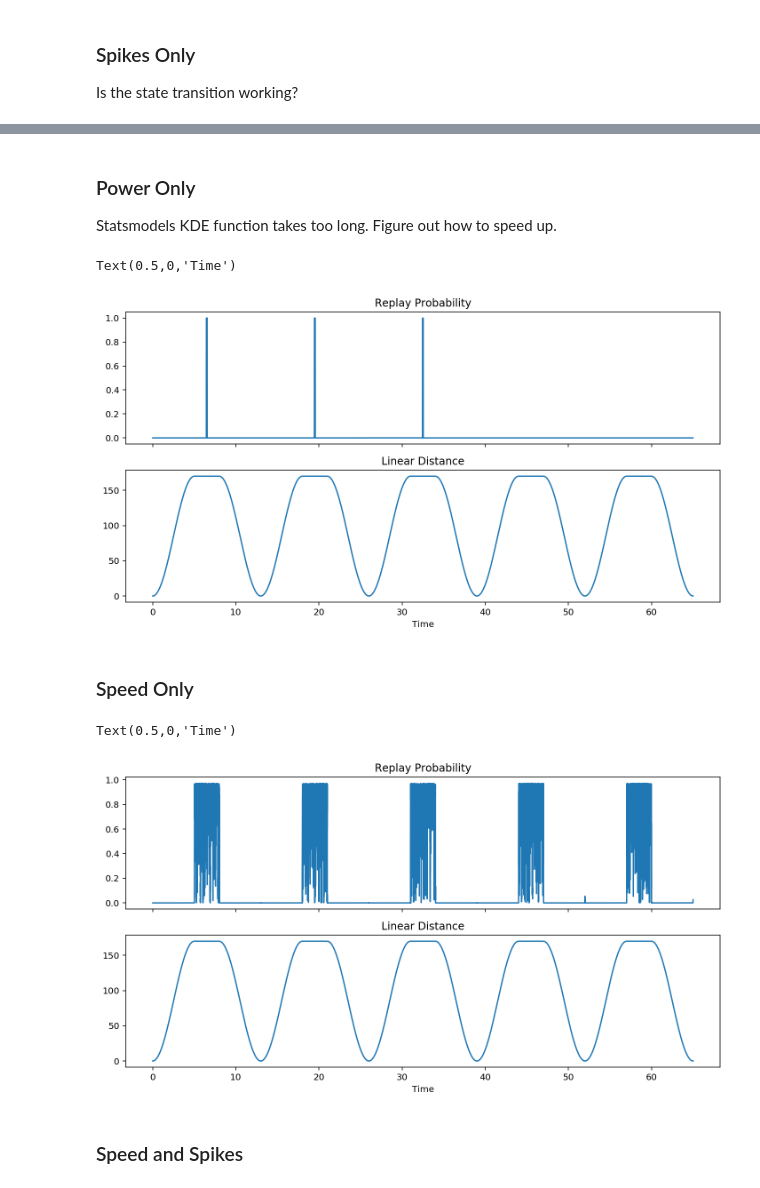
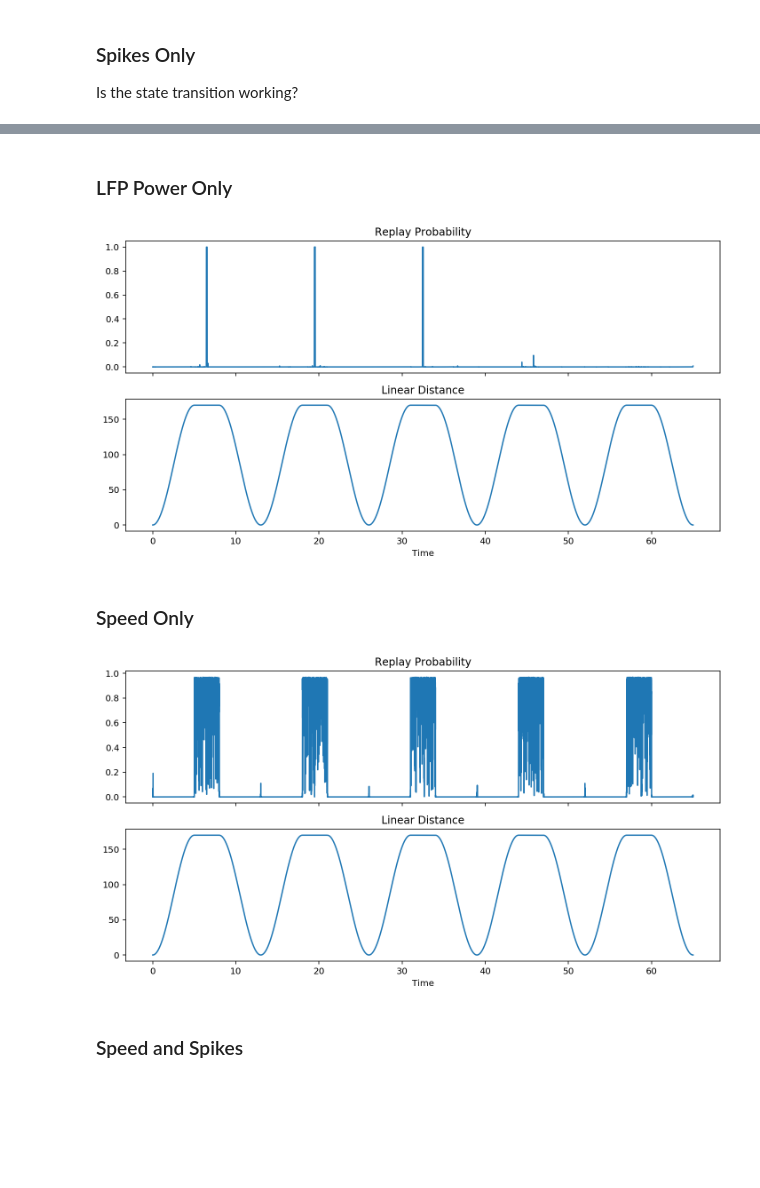
Before and after one commit to Eden-Kramer-Lab/replay_identification, a Jupyter notebook: notebooks/Test_Simulated_Data2.ipynb, the cells around one changed output, grey strips where cells are left out. Cells and saved outputs as stored; diff of their text form; code cells hidden in the pictures; blank space fills up the shorter version.

```diff
--- a/notebooks/Test_Simulated_Data2.ipynb
+++ b/notebooks/Test_Simulated_Data2.ipynb
@@ -240,5 +240,5 @@ plt.legend();
 # %%
 from replay_identification import ReplayDetector
 
-r = ReplayDetector(place_bin_size=1, replay_speed=20)
+r = ReplayDetector(place_bin_size=1, replay_speed=20, spike_glm_df=10)
 r.fit(is_replay, speed, power, linear_distance, spikes)
@@ -245,11 +259,11 @@ r.fit(is_replay, speed, power, linear_distance, spikes)
 # %%
-time, replay_posterior, replay_probability, likelihood = r.predict(
-    speed, power, linear_distance, spikes, sampling_frequency=sampling_frequency)
+results = r.predict(
+    speed, power, linear_distance, spikes, time=time)
 
 fig, axes = plt.subplots(2, 1, sharex=True, figsize=(12, 6))
-axes[0].plot(time, replay_probability)
+axes[0].plot(results.time, results.replay_probability)
 axes[0].set_title('Replay Probability')
 axes[1].plot(time, linear_distance)
 axes[1].set_title('Linear Distance')
-axes[-1].set_xlabel('Time')
+axes[-1].set_xlabel('Time');
 # %% [output]
@@ -278,13 +305,13 @@ for ripple_ind, (start_time, end_time) in enumerate(ripple_times):
 ### Spikes Only
 Is the state transition working?
 # %%
-time, replay_posterior, replay_probability, likelihood = r.predict(
-    speed, power, linear_distance, spikes, sampling_frequency=sampling_frequency, use_likelihoods=['spikes'])
+results = r.predict(
+    speed, power, linear_distance, spikes, time=time, use_likelihoods=['spikes'])
 
 fig, axes = plt.subplots(2, 1, sharex=True, figsize=(12, 6))
-axes[0].plot(time, replay_probability)
+axes[0].plot(results.time, results.replay_probability)
 axes[0].set_title('Replay Probability')
 axes[1].plot(time, linear_distance)
 axes[1].set_title('Linear Distance')
-axes[-1].set_xlabel('Time')
+axes[-1].set_xlabel('Time');
 # %% [output]
@@ -313,35 +352,31 @@ for ripple_ind, (start_time, end_time) in enumerate(ripple_times):
-# %% [markdown]
-### Power Only
-
-Statsmodels KDE function takes too long. Figure out how to speed up.
+# %% [markdown]
+### LFP Power Only
 # %%
-time, replay_posterior, replay_probability, likelihood = r.predict(
-    speed, power, linear_distance, spikes, sampling_frequency=sampling_frequency, use_likelihoods=['lfp_power'])
+results = r.predict(
+    speed, power, linear_distance, spikes, time=time, use_likelihoods=['lfp_power'])
 
 fig, axes = plt.subplots(2, 1, sharex=True, figsize=(12, 6))
-axes[0].plot(time, replay_probability)
+axes[0].plot(results.time, results.replay_probability)
 axes[0].set_title('Replay Probability')
 axes[1].plot(time, linear_distance)
 axes[1].set_title('Linear Distance')
-axes[-1].set_xlabel('Time')
+axes[-1].set_xlabel('Time');
 # %% [output]
-Text(0.5,0,'Time')
 [figure]
 # %% [markdown]
 ### Speed Only
 # %%
-time, replay_posterior, replay_probability, likelihood = r.predict(
-    speed, power, linear_distance, spikes, sampling_frequency=sampling_frequency, use_likelihoods=['speed'])
+results = r.predict(
+    speed, power, linear_distance, spikes, time=time, use_likelihoods=['speed'])
 
 fig, axes = plt.subplots(2, 1, sharex=True, figsize=(12, 6))
-axes[0].plot(time, replay_probability)
+axes[0].plot(results.time, results.replay_probability)
 axes[0].set_title('Replay Probability')
 axes[1].plot(time, linear_distance)
 axes[1].set_title('Linear Distance')
-axes[-1].set_xlabel('Time')
+axes[-1].set_xlabel('Time');
 # %% [output]
-Text(0.5,0,'Time')
-[figure, old version]
+[figure, new version]
 # %% [markdown]
 ### Speed and Spikes
 # %%
```
Also changed, not shown: parts of 19 cells of this notebook.
